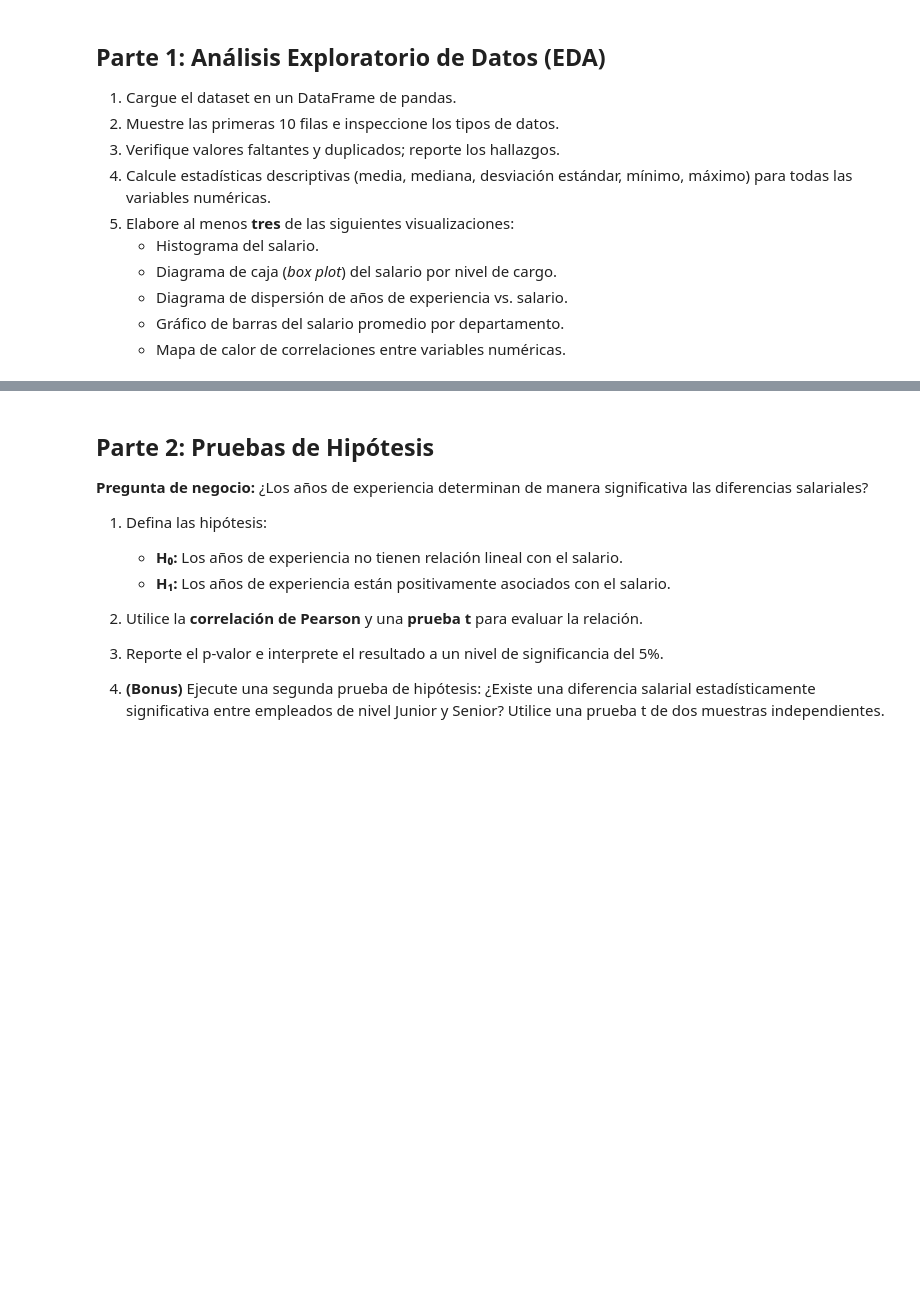
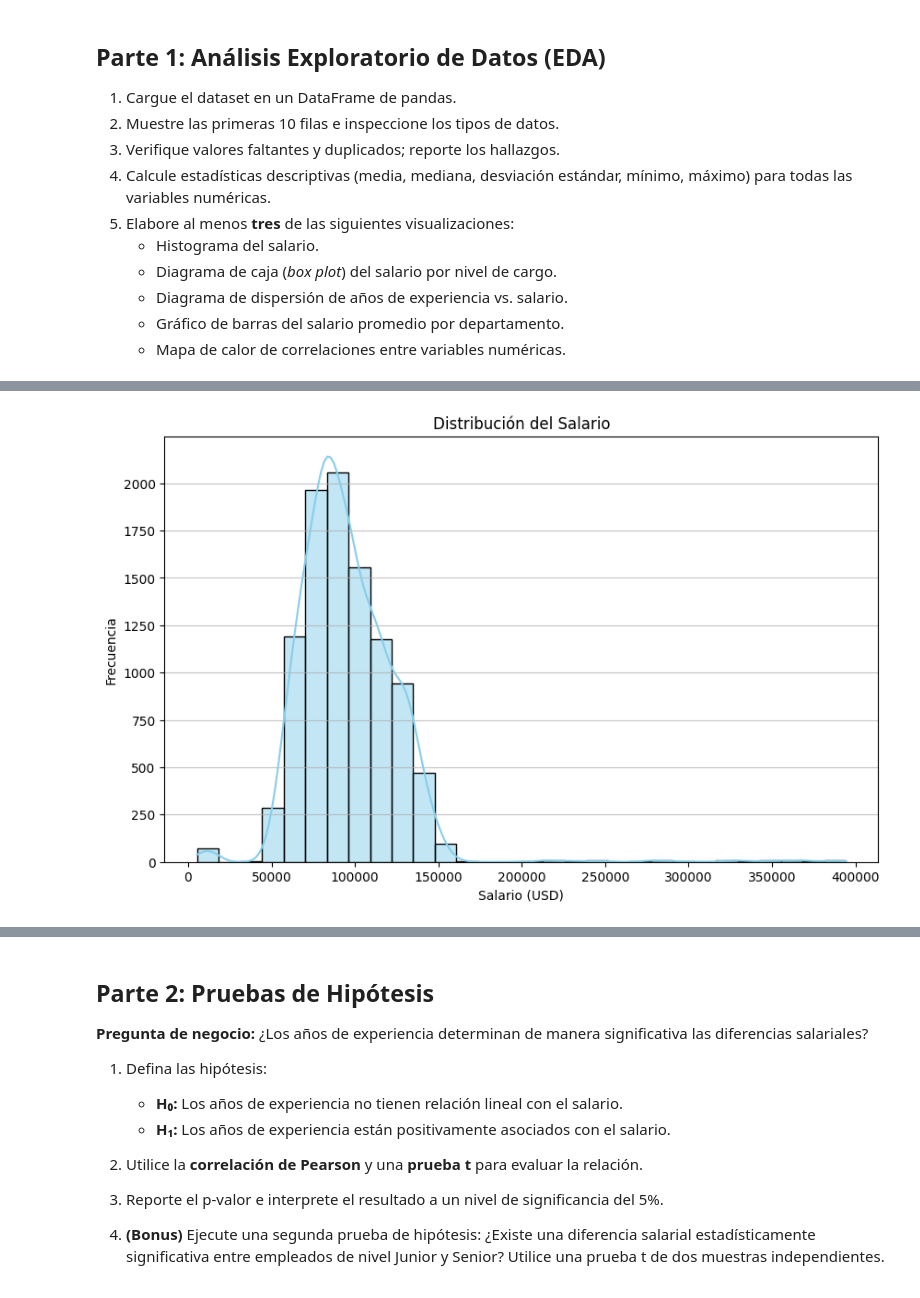
Before and after one commit to lenkovo81/ICS40125-entregables, a Jupyter notebook: docs/projects/project_01.ipynb, the cells around one changed output, grey strips where cells are left out. Saved outputs shown, nothing was run; the diff lists cells and outputs as text; code cells hidden in the pictures; blank space fills up the shorter version.

```diff
--- a/docs/projects/project_01.ipynb
+++ b/docs/projects/project_01.ipynb
@@ -72,0 +148,15 @@ df.head()
+# %%
+# Punto 5 listo
+import matplotlib.pyplot as plt
+import seaborn as sns
+
+# Histograma del salario
+plt.figure(figsize=(10, 6))
+sns.histplot(df['Salary'].dropna(), bins=30, kde=True, color='skyblue') # Cambiado a 'skyblue'
+plt.title('Distribución del Salario')
+plt.xlabel('Salario (USD)')
+plt.ylabel('Frecuencia')
+plt.grid(axis='y', alpha=0.75)
+plt.show()
+# %% [output]
+[figure, added]
```
Also changed, not shown: parts of 27 cells of this notebook.
